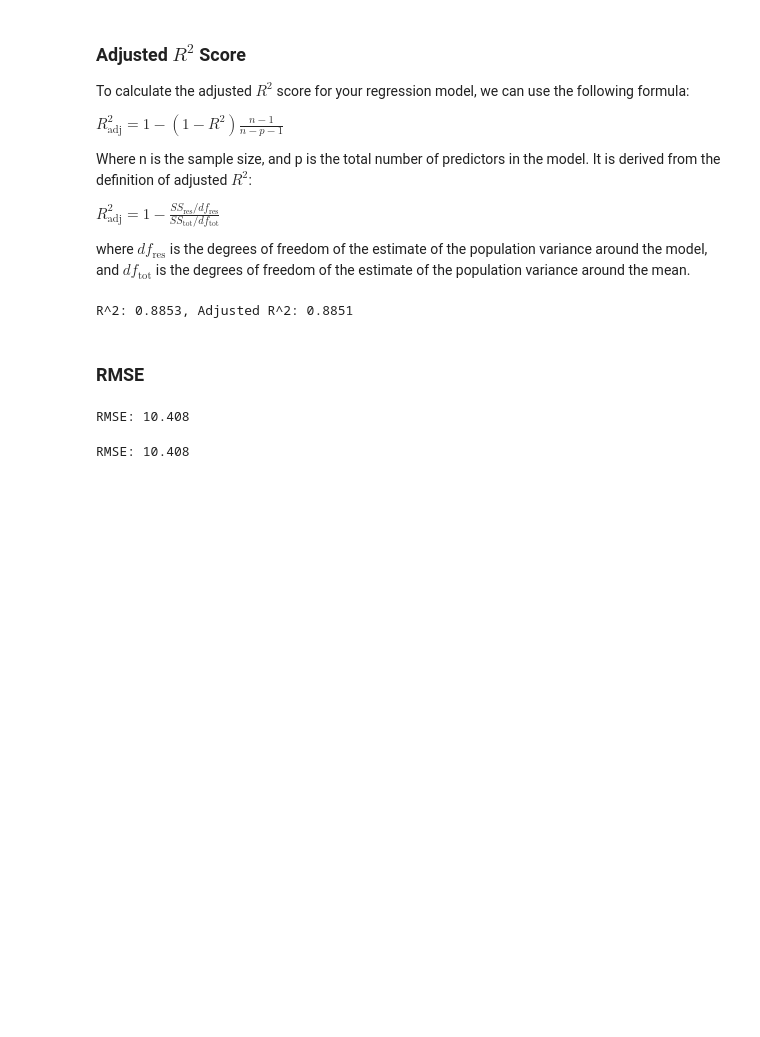
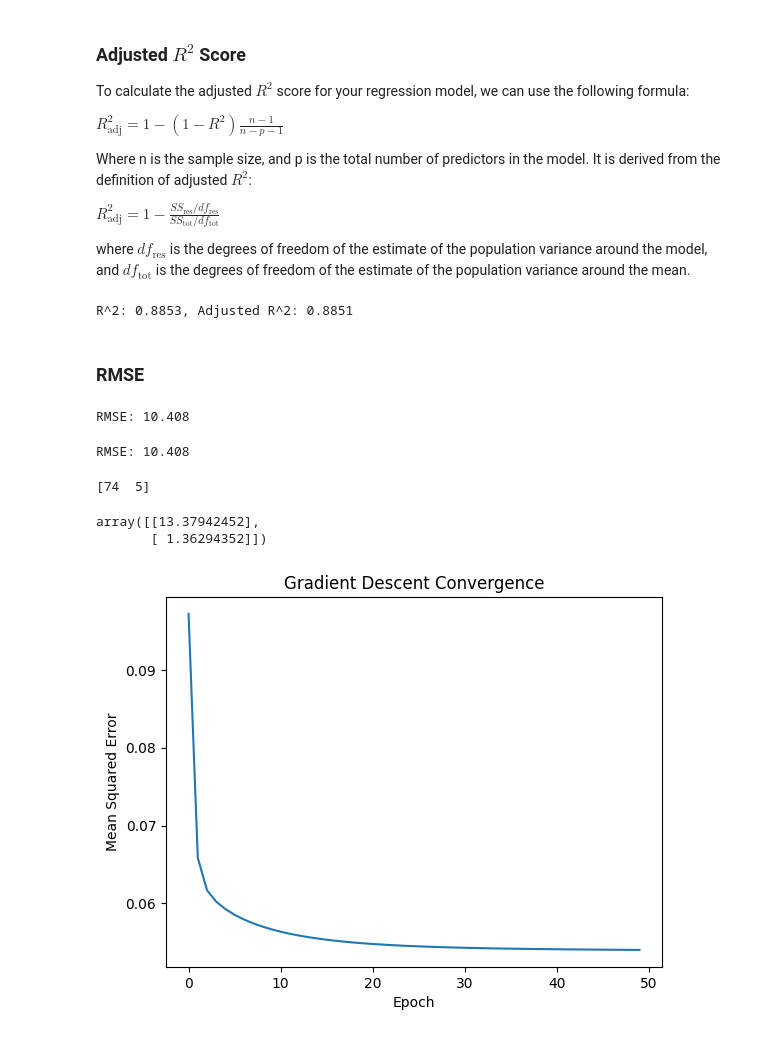
Before and after one commit to dbabichenko/python_for_data_and_analytics, a Jupyter notebook: Linear Regression/SimpleLinearRegression.ipynb, the cells around one changed output. Drawn from its saved outputs; the diff is of its cells as text; code cells hidden in the pictures; blank space fills up the shorter version.

Commit message:
prepare for linear regression

```diff
--- a/Linear Regression/SimpleLinearRegression.ipynb
+++ b/Linear Regression/SimpleLinearRegression.ipynb
@@ -407,3 +377,78 @@ mse = mean_squared_error(y_test, regression_model.predict(X_test))
 print(f"RMSE: {math.sqrt(mse):.3f}")
 # %% [output]
 RMSE: 10.408
+# %%
+X = np.array([48, 56, 45, 25 ,33])
+X = X.reshape(-1,1)
+# X = np.c_[np.ones((5, 1)), X]
+y = np.array([89, 84, 70, 43, 63])
+y = y.reshape(-1,1)
+
+def ols_gradient_descent(X, y, learning_rate = 0.01, n_iteration = 100, random_state = None):
+    if random_state:
+        random.seed(10)
+
+    size = X.shape[0]
+    X_m = np.c_[np.ones((size, 1)), X]
+    starting_state = np.array(random.sample(range(1, 100), X.shape[1] + 1))
+    print(starting_state)
+    theta = starting_state.reshape(-1, 1)
+
+    for _ in range(n_iteration):
+        pred = X_m.dot(theta)
+        gradients = (2 / size) * X_m.T.dot(pred - y)
+        theta = theta - learning_rate * gradients
+
+    return theta.reshape(-1, 1)
+
+ols_gradient_descent(X, y, learning_rate=0.0005, n_iteration=100000, random_state=42)
+# theta = np.array([[20.], [20.]])
+# learning_rate = 0.0001
+# n_iteration = 100000
+
+# for _ in range(n_iteration):
+#     y_predict = X.dot(theta)
+#     gradients = (2 / m) * X.T.dot(y_predict - y)
+#     theta -= learning_rate * gradients
+
+# print(X.shape)
+# %% [output]
+[74  5]
+array([[13.37942452],
+       [ 1.36294352]])
+# %%
+import matplotlib.pyplot as plt
+import numpy as np
+from sklearn.linear_model import SGDRegressor
+from sklearn.model_selection import train_test_split
+from sklearn.preprocessing import StandardScaler
+from sklearn.datasets import load_breast_cancer
+from sklearn.metrics import mean_squared_error
+
+data = load_breast_cancer()
+X = data.data
+y = data.target
+
+X_train, X_test, y_train, y_test = train_test_split(X, y, test_size=0.2, random_state=42)
+
+scaler = StandardScaler()
+X_train_scaled = scaler.fit_transform(X_train)
+X_test_scaled = scaler.transform(X_test)
+
+sgd_reg = SGDRegressor(max_iter=1, tol=None, warm_start=True, learning_rate='invscaling', eta0=0.01, random_state=42)
+n_epochs = 50
+mse_list = []
+
+for epoch in range(n_epochs):
+    sgd_reg.fit(X_train_scaled, y_train)
+    y_pred = sgd_reg.predict(X_train_scaled)
+    mse = mean_squared_error(y_train, y_pred)
+    mse_list.append(mse)
+
+plt.plot(np.arange(n_epochs), mse_list)
+plt.xlabel('Epoch')
+plt.ylabel('Mean Squared Error')
+plt.title('Gradient Descent Convergence')
+plt.show()
+# %% [output]
+[figure, added]
```
Also changed, not shown: parts of 24 cells of this notebook.
